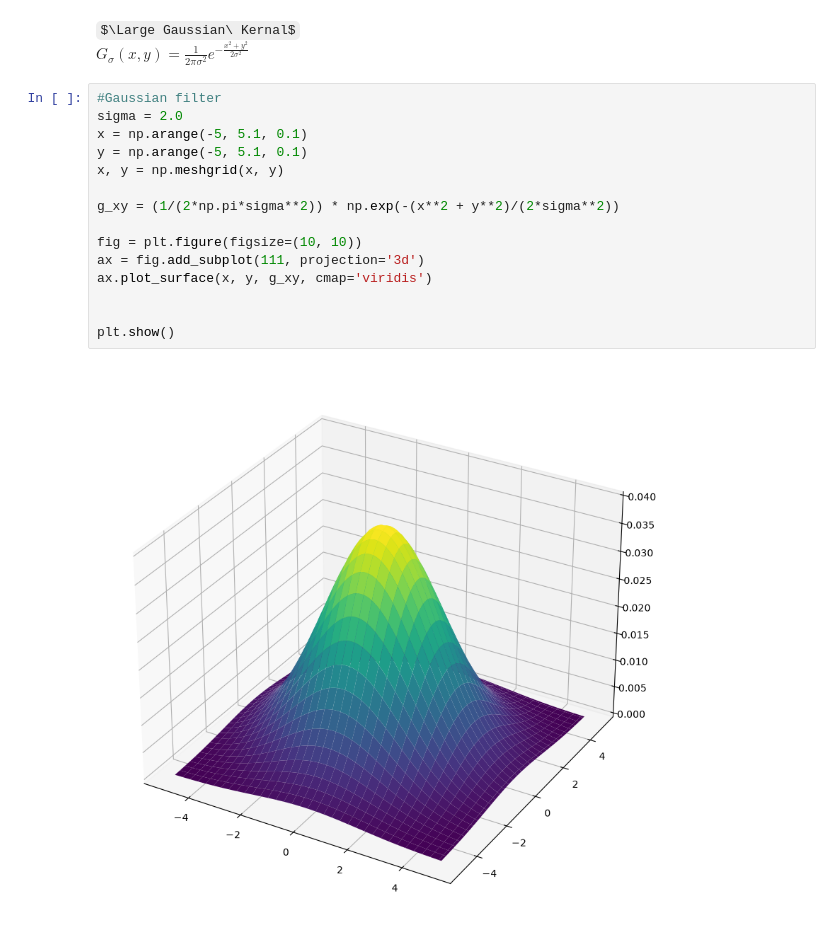
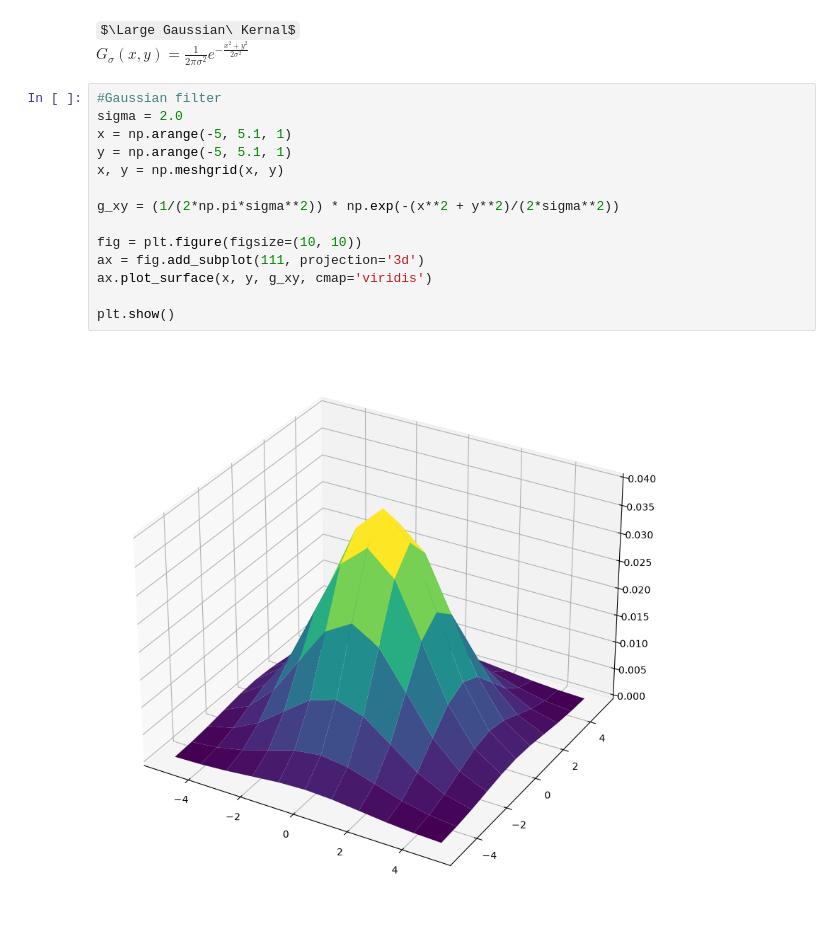
Before and after one commit to codingNR29/Image-processing, a Jupyter notebook: 03 Spatial Filtering.ipynb, the cells around one changed output. Saved outputs shown, nothing was run; the diff lists cells and outputs as text; some formulas as TeX source.

```diff
--- a/03 Spatial Filtering.ipynb
+++ b/03 Spatial Filtering.ipynb
@@ -88,17 +88,16 @@ $G_\sigma(x,y) = \frac{1}{2\pi\sigma^2}e^{-\frac{x^2+y^2}{2\sigma^2}}$
 # %%
 #Gaussian filter
 sigma = 2.0
-x = np.arange(-5, 5.1, 0.1)
-y = np.arange(-5, 5.1, 0.1)
+x = np.arange(-5, 5.1, 1)
+y = np.arange(-5, 5.1, 1)
 x, y = np.meshgrid(x, y)
 
 g_xy = (1/(2*np.pi*sigma**2)) * np.exp(-(x**2 + y**2)/(2*sigma**2))
 
 fig = plt.figure(figsize=(10, 10))
 ax = fig.add_subplot(111, projection='3d')
 ax.plot_surface(x, y, g_xy, cmap='viridis')
 
-
 plt.show()
 # %% [output]
-[figure, old version]
+[figure, new version]
```
Also changed, not shown: parts of 2 cells of this notebook.
